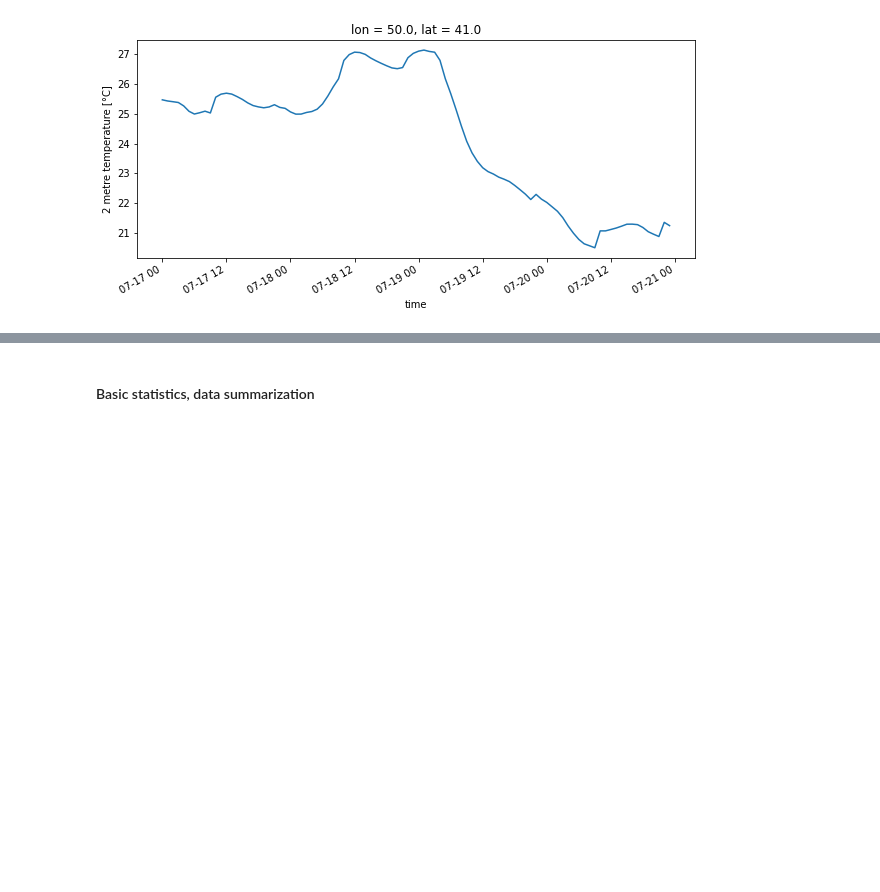
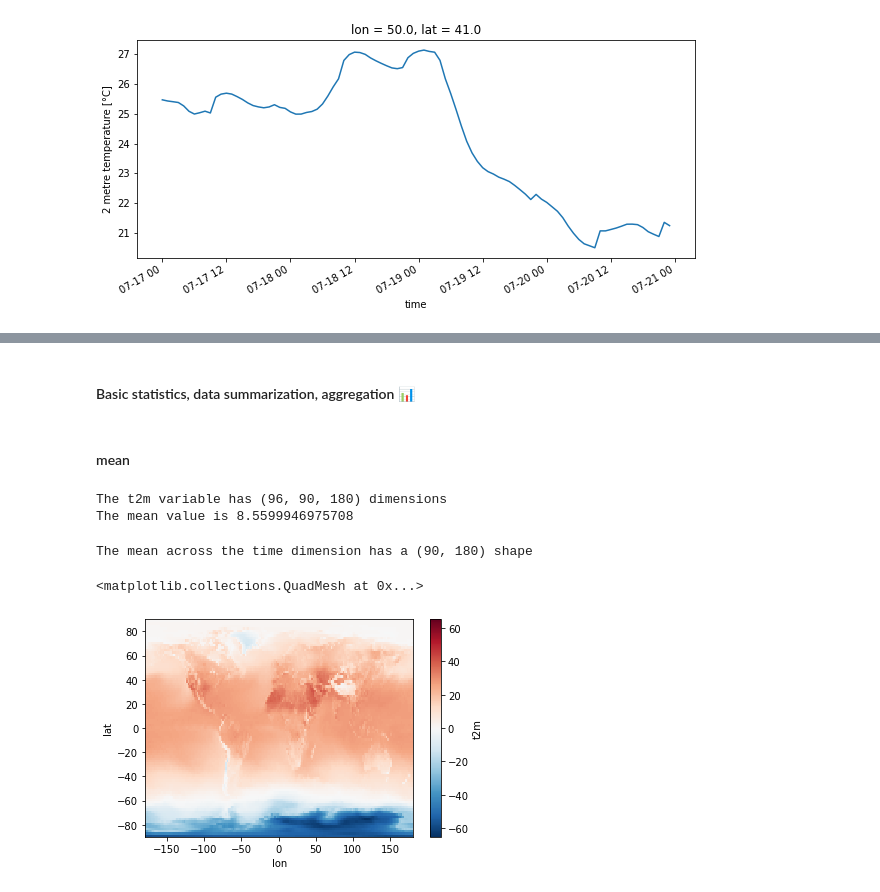
Before and after one commit to PedroLormendez/Climate-Data-A-hands-on-python-course, a Jupyter notebook: notebooks/Data_manipulation_and_vis.ipynb, the cells around one changed output, grey strips where cells are left out. Cells and saved outputs as stored; diff of their text form; code cells hidden in the pictures; blank space fills up the shorter version.

```diff
--- a/notebooks/Data_manipulation_and_vis.ipynb
+++ b/notebooks/Data_manipulation_and_vis.ipynb
@@ -215,2 +221,21 @@ t2m_series.plot()
 # %% [markdown]
-#### Basic statistics, data summarization
+#### Basic statistics, data summarization, aggregation 📊
+# %% [markdown]
+#### mean
+# %%
+# Computing the mean value across all dimensions (time, lat, lon)
+print(f"The t2m variable has {t2m.shape} dimensions")
+mean = t2m.mean()
+print(f"The mean value is {mean.values}")
+# %% [output]
+The t2m variable has (96, 90, 180) dimensions
+The mean value is 8.5599946975708
+# %%
+# Comuting the mean value across given dimensions
+mean_2d = t2m.mean(dim='time')
+print(f"The mean across the time dimension has a {mean_2d.shape} shape")
+mean_2d.plot()
+# %% [output]
+The mean across the time dimension has a (90, 180) shape
+<matplotlib.collections.QuadMesh at 0x...>
+[figure, added]
```
Also changed, not shown: parts of 5 cells of this notebook, 5 other files.
